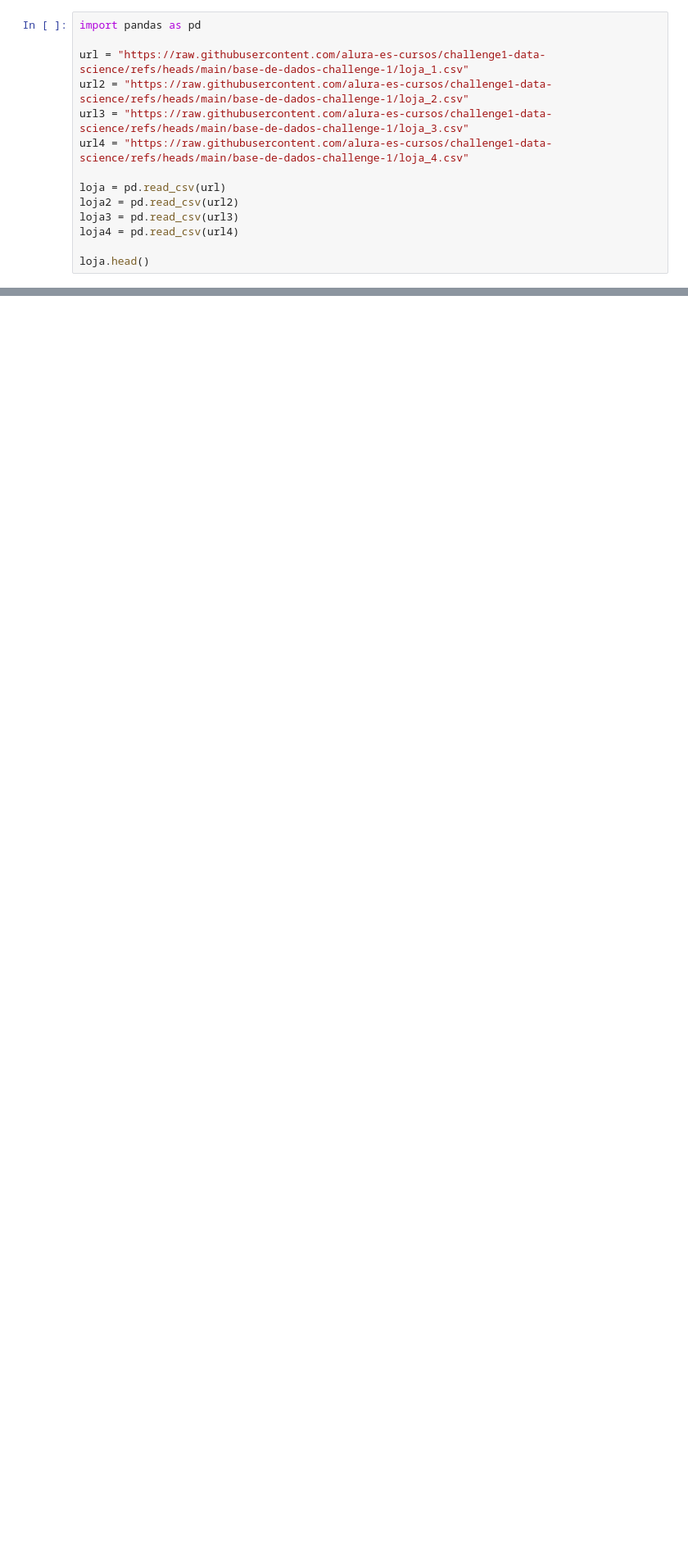
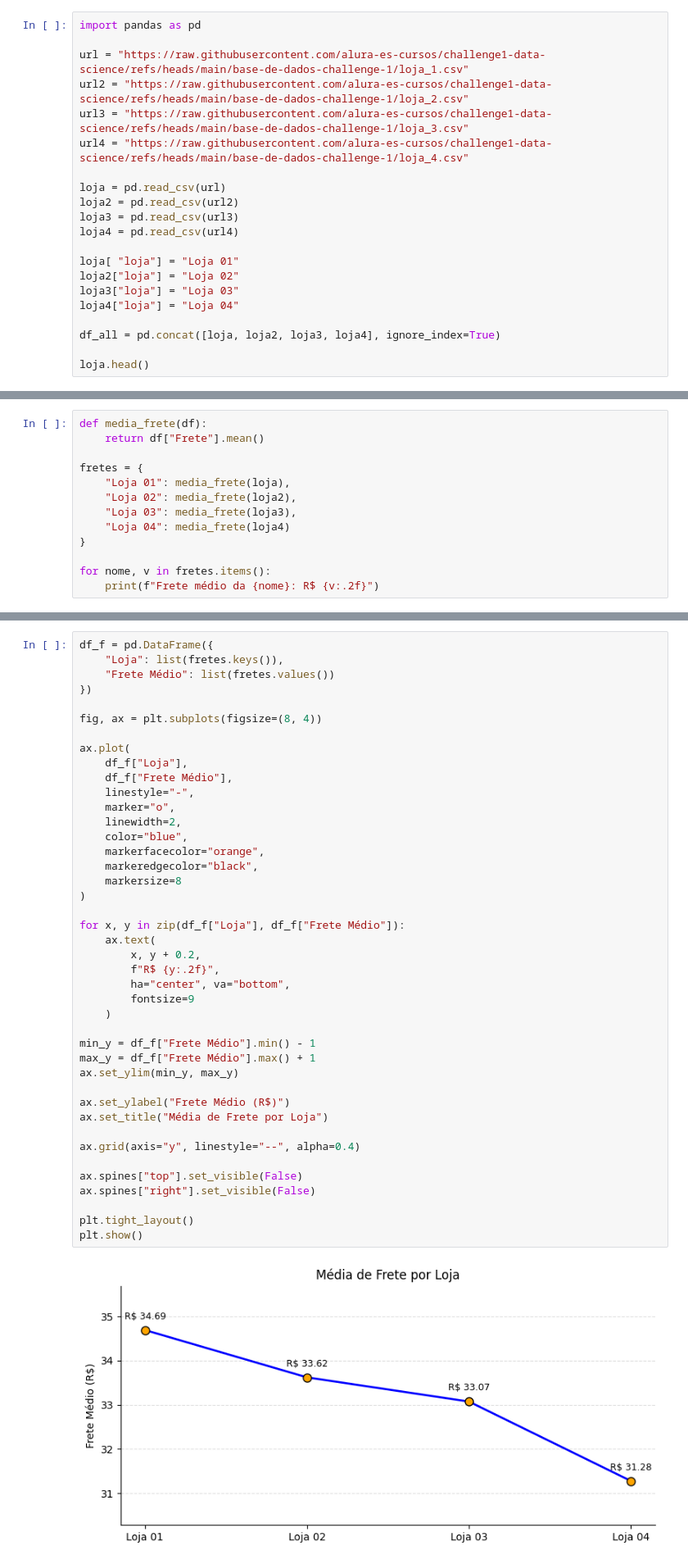
Before and after one commit to allisonribeirodf/alura-store-challenge, a Jupyter notebook: AluraStoreBr.ipynb, the cells around one changed output, grey strips where cells are left out. Shown: that part at 82% size. Drawn from its saved outputs; the diff is of its cells as text; blank space fills up the shorter version.

```diff
--- a/AluraStoreBr.ipynb
+++ b/AluraStoreBr.ipynb
@@ -15,6 +15,13 @@ loja2 = pd.read_csv(url2)
 loja3 = pd.read_csv(url3)
 loja4 = pd.read_csv(url4)
 
+loja[ "loja"] = "Loja 01"
+loja2["loja"] = "Loja 02"
+loja3["loja"] = "Loja 03"
+loja4["loja"] = "Loja 04"
+
+df_all = pd.concat([loja, loja2, loja3, loja4], ignore_index=True)
+
 loja.head()
 # %% [output]
 |  | Produto | Categoria do Produto | Preço | Frete | Data da Compra | Vendedor | Local da compra | ... |
@@ -125,2 +260,15 @@ plt.show()
 # %% [markdown]
 # 5. Frete Médio por Loja
+# %%
+def media_frete(df):
+    return df["Frete"].mean()
+
+fretes = {
+    "Loja 01": media_frete(loja),
+    "Loja 02": media_frete(loja2),
+    "Loja 03": media_frete(loja3),
+    "Loja 04": media_frete(loja4)
+}
+
+for nome, v in fretes.items():
+    print(f"Frete médio da {nome}: R$ {v:.2f}")
@@ -126,0 +280,44 @@ plt.show()
+# %%
+df_f = pd.DataFrame({
+    "Loja": list(fretes.keys()),
+    "Frete Médio": list(fretes.values())
+})
+
+fig, ax = plt.subplots(figsize=(8, 4))
+
+ax.plot(
+    df_f["Loja"],
+    df_f["Frete Médio"],
+    linestyle="-",
+    marker="o",
+    linewidth=2,
+    color="blue",
+    markerfacecolor="orange",
+    markeredgecolor="black",
+    markersize=8
+)
+
+for x, y in zip(df_f["Loja"], df_f["Frete Médio"]):
+    ax.text(
+        x, y + 0.2,
+        f"R$ {y:.2f}",
+        ha="center", va="bottom",
+        fontsize=9
+    )
+
+min_y = df_f["Frete Médio"].min() - 1
+max_y = df_f["Frete Médio"].max() + 1
+ax.set_ylim(min_y, max_y)
+
+ax.set_ylabel("Frete Médio (R$)")
+ax.set_title("Média de Frete por Loja")
+
+ax.grid(axis="y", linestyle="--", alpha=0.4)
+
+ax.spines["top"].set_visible(False)
+ax.spines["right"].set_visible(False)
+
+plt.tight_layout()
+plt.show()
+# %% [output]
+[figure, added]
```
Also changed, not shown: parts of 11 cells of this notebook.
